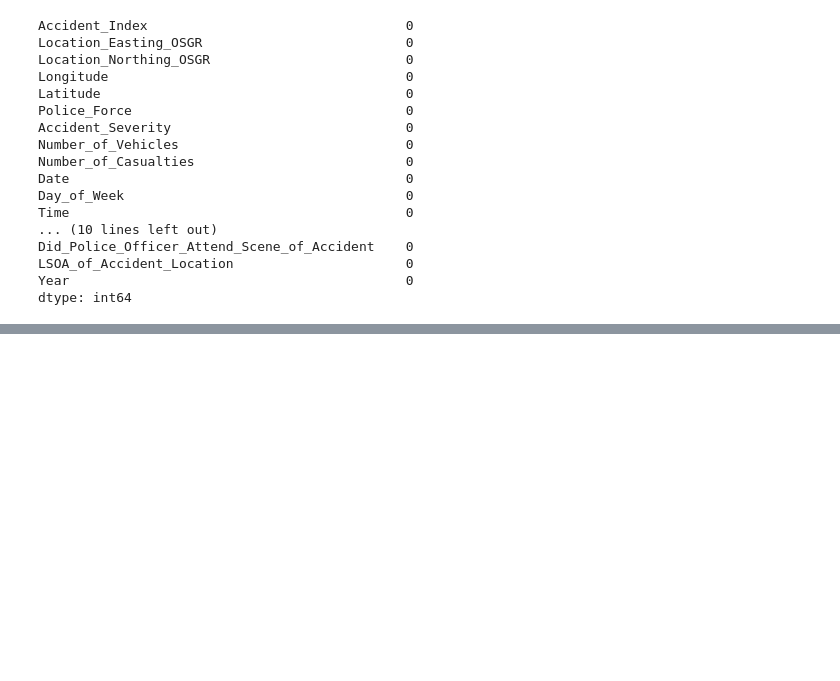
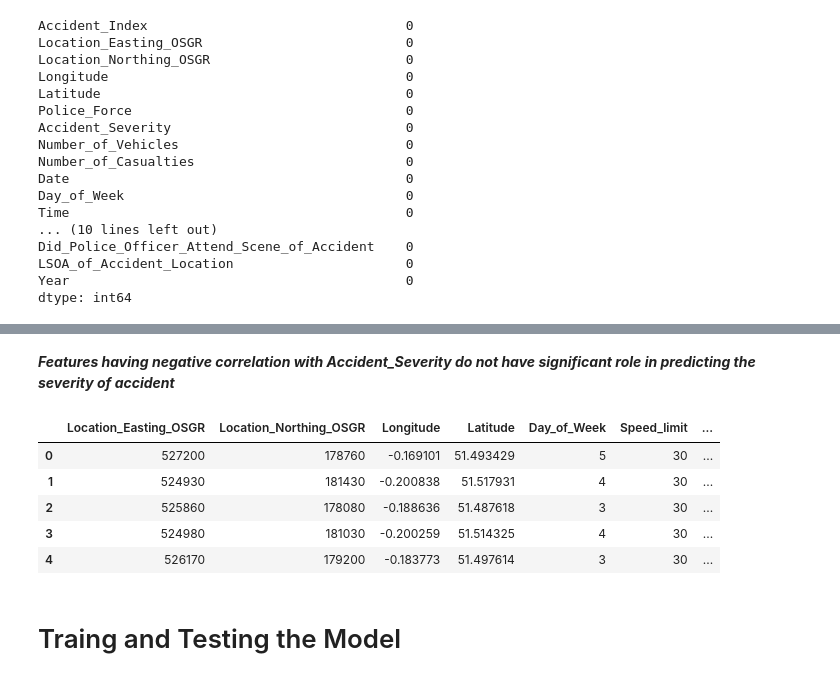
Before and after one commit to divyansh-nishad/nidar-safar, a Jupyter notebook: Machine Learning Model/prediction.ipynb, the cells around one changed output, grey strips where cells are left out. Cells and saved outputs as stored; diff of their text form; code cells hidden in the pictures; blank space fills up the shorter version.

```diff
--- a/Machine Learning Model/prediction.ipynb
+++ b/Machine Learning Model/prediction.ipynb
@@ -198,0 +219,15 @@ dtype: int64
+# %% [markdown]
+***Features having negative correlation with Accident_Severity do not have significant role in predicting the severity of accident***
+# %%
+x=df[["Location_Easting_OSGR","Location_Northing_OSGR","Longitude","Latitude","Day_of_Week","Speed_limit","2nd_Road_Class","Number_of_Vehicles","Light_Conditions","Weather_Conditions", "Road_Surface_Conditions", "Year"]]
+y=df['Accident_Severity']
+x.head(5)
+# %% [output]
+|  | Location_Easting_OSGR | Location_Northing_OSGR | Longitude | Latitude | Day_of_Week | Speed_limit | ... |
+| 0 | 527200 | 178760 | -0.169101 | 51.493429 | 5 | 30 | ... |
+| 1 | 524930 | 181430 | -0.200838 | 51.517931 | 4 | 30 | ... |
+| 2 | 525860 | 178080 | -0.188636 | 51.487618 | 3 | 30 | ... |
+| 3 | 524980 | 181030 | -0.200259 | 51.514325 | 4 | 30 | ... |
+| 4 | 526170 | 179200 | -0.183773 | 51.497614 | 3 | 30 | ... |
+# %% [markdown]
+# Traing and Testing the Model
```
Also changed, not shown: parts of 4 cells of this notebook.
